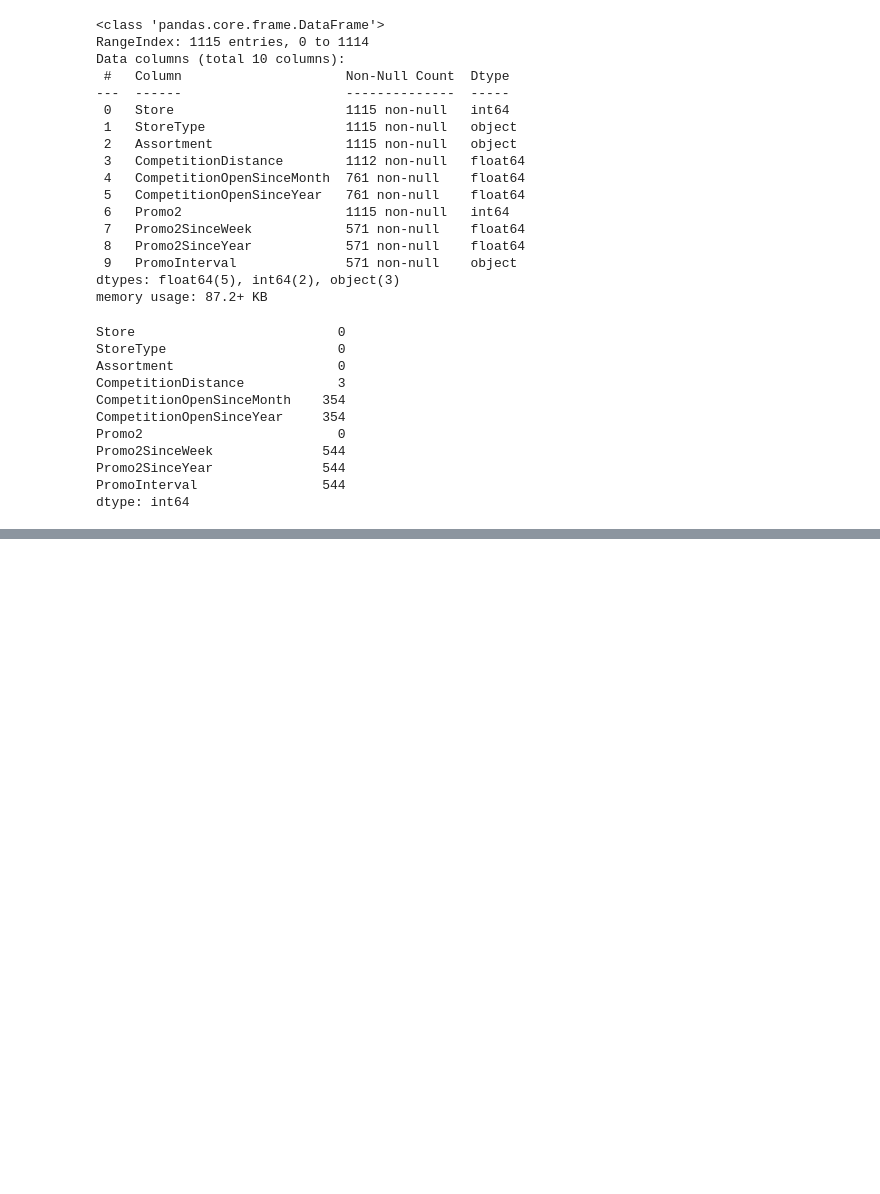
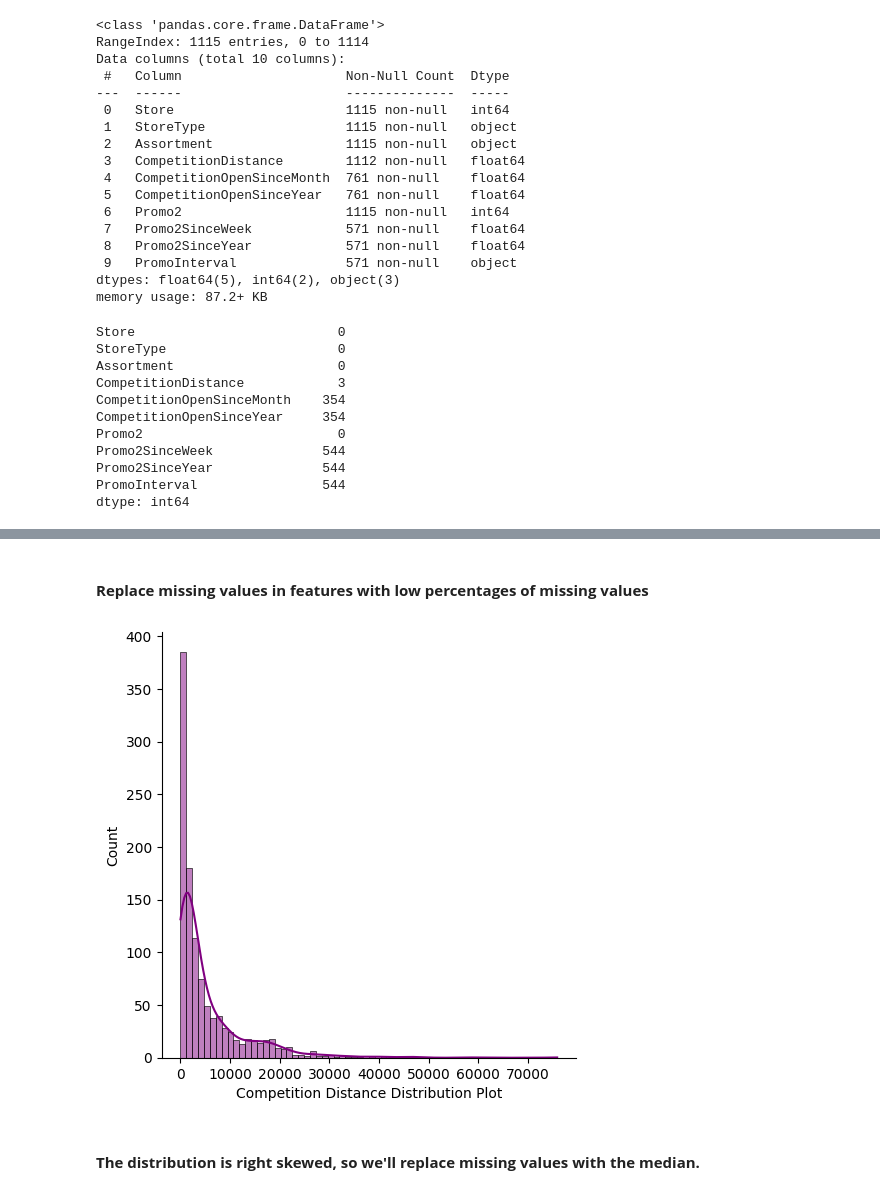
Before and after one commit to Tahan402/Retail-Sales-Prediction-Capstone, a Jupyter notebook: Retail_Sales_Prediction.ipynb, the cells around one changed output, grey strips where cells are left out. Saved outputs shown, nothing was run; the diff lists cells and outputs as text; code cells hidden in the pictures; blank space fills up the shorter version.

```diff
--- a/Retail_Sales_Prediction.ipynb
+++ b/Retail_Sales_Prediction.ipynb
@@ -156,0 +178,11 @@ dtype: int64
+# %% [markdown]
+#### **Replace missing values in features with low percentages of missing values**
+# %%
+#distribution plot of competition distance
+sns.displot(x=store_df['CompetitionDistance'], kde = True,color='purple')
+plt.xlabel('Competition Distance Distribution Plot')
+plt.show()
+# %% [output]
+[figure, added]
+# %% [markdown]
+#### **The distribution is right skewed, so we'll replace missing values with the median.**
```
Also changed, not shown: parts of 45 cells of this notebook.
